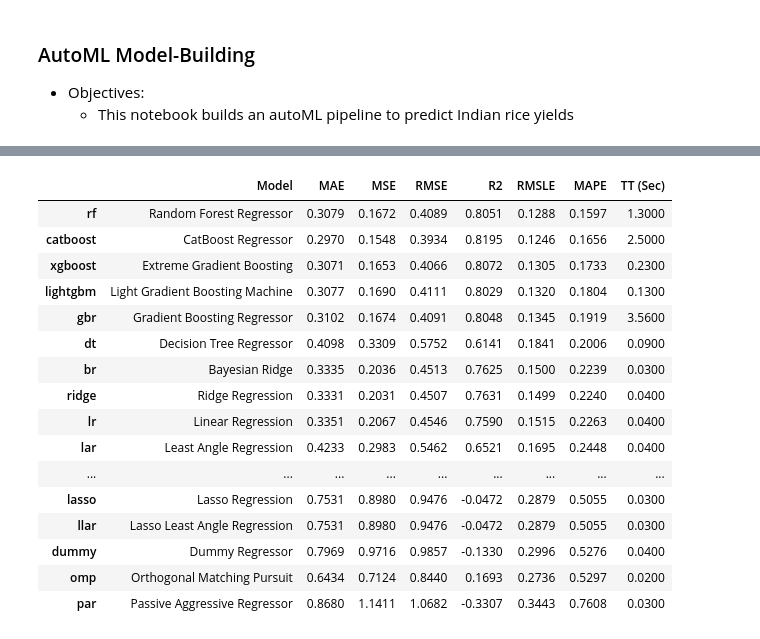
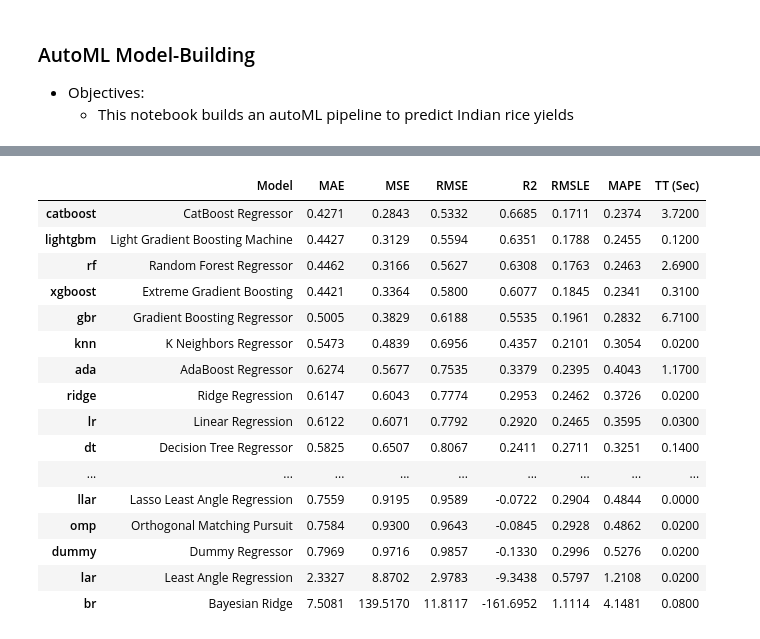
Before and after one commit to DPhilCode/india_rice_early_warning, a Jupyter notebook: 3_models/auto_ml.ipynb, the cells around one changed output, grey strips where cells are left out. Cells and saved outputs as stored; diff of their text form; code cells hidden in the pictures.

Commit message:
updates results & modeling

```diff
--- a/3_models/auto_ml.ipynb
+++ b/3_models/auto_ml.ipynb
@@ -83,22 +166,23 @@ s = setup(data = train,
 # %%
-# Compare models
-best = compare_models(exclude="et", cross_validation=False, sort='MAPE')
+# Compare top3 models
+best = compare_models(exclude="et", cross_validation=False, sort='R2', n_select=3)
+# n_select=3)
 # %% [output]
 [interactive output not drawn]
 |  | Model | MAE | MSE | RMSE | R2 | RMSLE | MAPE | TT (Sec) |
-| rf | Random Forest Regressor | 0.3079 | 0.1672 | 0.4089 | 0.8051 | 0.1288 | 0.1597 | 1.3000 |
-| catboost | CatBoost Regressor | 0.2970 | 0.1548 | 0.3934 | 0.8195 | 0.1246 | 0.1656 | 2.5000 |
-| xgboost | Extreme Gradient Boosting | 0.3071 | 0.1653 | 0.4066 | 0.8072 | 0.1305 | 0.1733 | 0.2300 |
-| lightgbm | Light Gradient Boosting Machine | 0.3077 | 0.1690 | 0.4111 | 0.8029 | 0.1320 | 0.1804 | 0.1300 |
-| gbr | Gradient Boosting Regressor | 0.3102 | 0.1674 | 0.4091 | 0.8048 | 0.1345 | 0.1919 | 3.5600 |
-| dt | Decision Tree Regressor | 0.4098 | 0.3309 | 0.5752 | 0.6141 | 0.1841 | 0.2006 | 0.0900 |
-| br | Bayesian Ridge | 0.3335 | 0.2036 | 0.4513 | 0.7625 | 0.1500 | 0.2239 | 0.0300 |
-| ridge | Ridge Regression | 0.3331 | 0.2031 | 0.4507 | 0.7631 | 0.1499 | 0.2240 | 0.0400 |
-| lr | Linear Regression | 0.3351 | 0.2067 | 0.4546 | 0.7590 | 0.1515 | 0.2263 | 0.0400 |
-| lar | Least Angle Regression | 0.4233 | 0.2983 | 0.5462 | 0.6521 | 0.1695 | 0.2448 | 0.0400 |
+| catboost | CatBoost Regressor | 0.4271 | 0.2843 | 0.5332 | 0.6685 | 0.1711 | 0.2374 | 3.7200 |
+| lightgbm | Light Gradient Boosting Machine | 0.4427 | 0.3129 | 0.5594 | 0.6351 | 0.1788 | 0.2455 | 0.1200 |
+| rf | Random Forest Regressor | 0.4462 | 0.3166 | 0.5627 | 0.6308 | 0.1763 | 0.2463 | 2.6900 |
+| xgboost | Extreme Gradient Boosting | 0.4421 | 0.3364 | 0.5800 | 0.6077 | 0.1845 | 0.2341 | 0.3100 |
+| gbr | Gradient Boosting Regressor | 0.5005 | 0.3829 | 0.6188 | 0.5535 | 0.1961 | 0.2832 | 6.7100 |
+| knn | K Neighbors Regressor | 0.5473 | 0.4839 | 0.6956 | 0.4357 | 0.2101 | 0.3054 | 0.0200 |
+| ada | AdaBoost Regressor | 0.6274 | 0.5677 | 0.7535 | 0.3379 | 0.2395 | 0.4043 | 1.1700 |
+| ridge | Ridge Regression | 0.6147 | 0.6043 | 0.7774 | 0.2953 | 0.2462 | 0.3726 | 0.0200 |
+| lr | Linear Regression | 0.6122 | 0.6071 | 0.7792 | 0.2920 | 0.2465 | 0.3595 | 0.0300 |
+| dt | Decision Tree Regressor | 0.5825 | 0.6507 | 0.8067 | 0.2411 | 0.2711 | 0.3251 | 0.1400 |
 | ... | ... | ... | ... | ... | ... | ... | ... | ... |
-| lasso | Lasso Regression | 0.7531 | 0.8980 | 0.9476 | -0.0472 | 0.2879 | 0.5055 | 0.0300 |
-| llar | Lasso Least Angle Regression | 0.7531 | 0.8980 | 0.9476 | -0.0472 | 0.2879 | 0.5055 | 0.0300 |
-| dummy | Dummy Regressor | 0.7969 | 0.9716 | 0.9857 | -0.1330 | 0.2996 | 0.5276 | 0.0400 |
-| omp | Orthogonal Matching Pursuit | 0.6434 | 0.7124 | 0.8440 | 0.1693 | 0.2736 | 0.5297 | 0.0200 |
-| par | Passive Aggressive Regressor | 0.8680 | 1.1411 | 1.0682 | -0.3307 | 0.3443 | 0.7608 | 0.0300 |
+| llar | Lasso Least Angle Regression | 0.7559 | 0.9195 | 0.9589 | -0.0722 | 0.2904 | 0.4844 | 0.0000 |
+| omp | Orthogonal Matching Pursuit | 0.7584 | 0.9300 | 0.9643 | -0.0845 | 0.2928 | 0.4862 | 0.0200 |
+| dummy | Dummy Regressor | 0.7969 | 0.9716 | 0.9857 | -0.1330 | 0.2996 | 0.5276 | 0.0200 |
+| lar | Least Angle Regression | 2.3327 | 8.8702 | 2.9783 | -9.3438 | 0.5797 | 1.2108 | 0.0200 |
+| br | Bayesian Ridge | 7.5081 | 139.5170 | 11.8117 | -161.6952 | 1.1114 | 4.1481 | 0.0800 |
```
Also changed, not shown: parts of 35 cells of this notebook, 10 other files.
